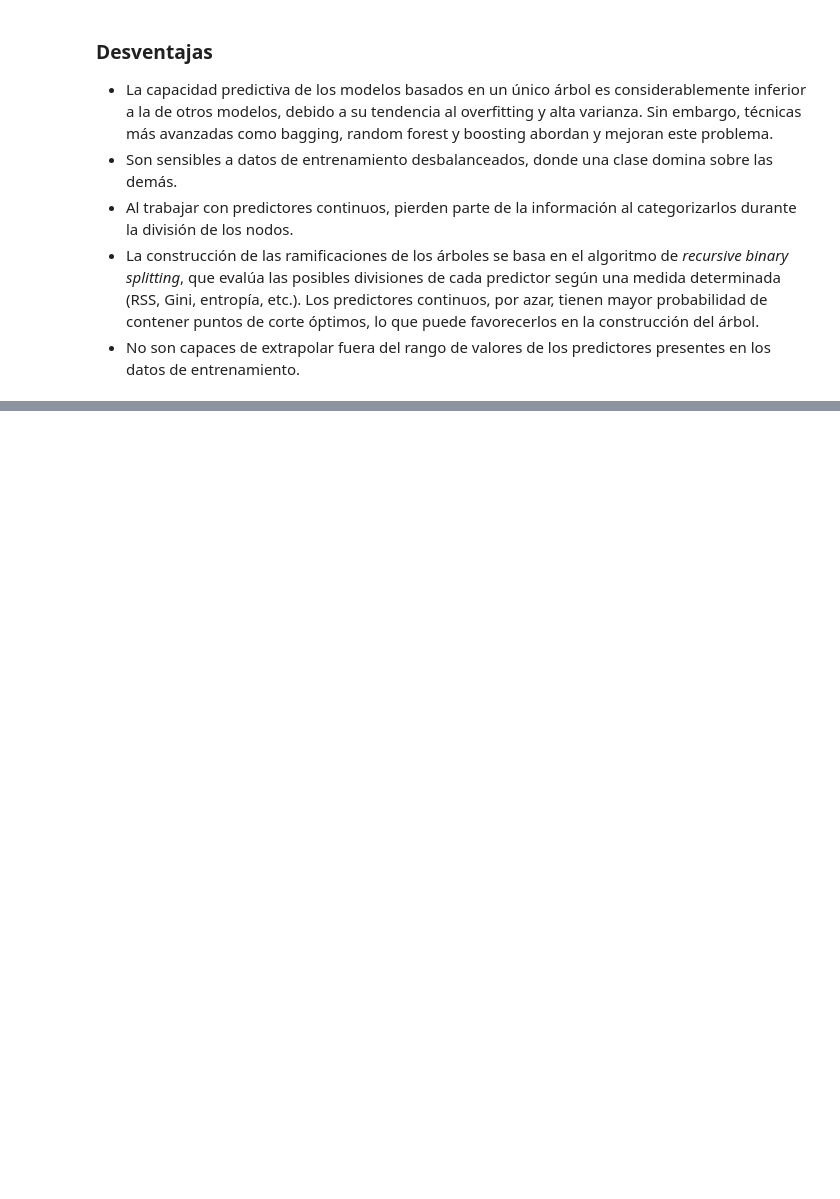
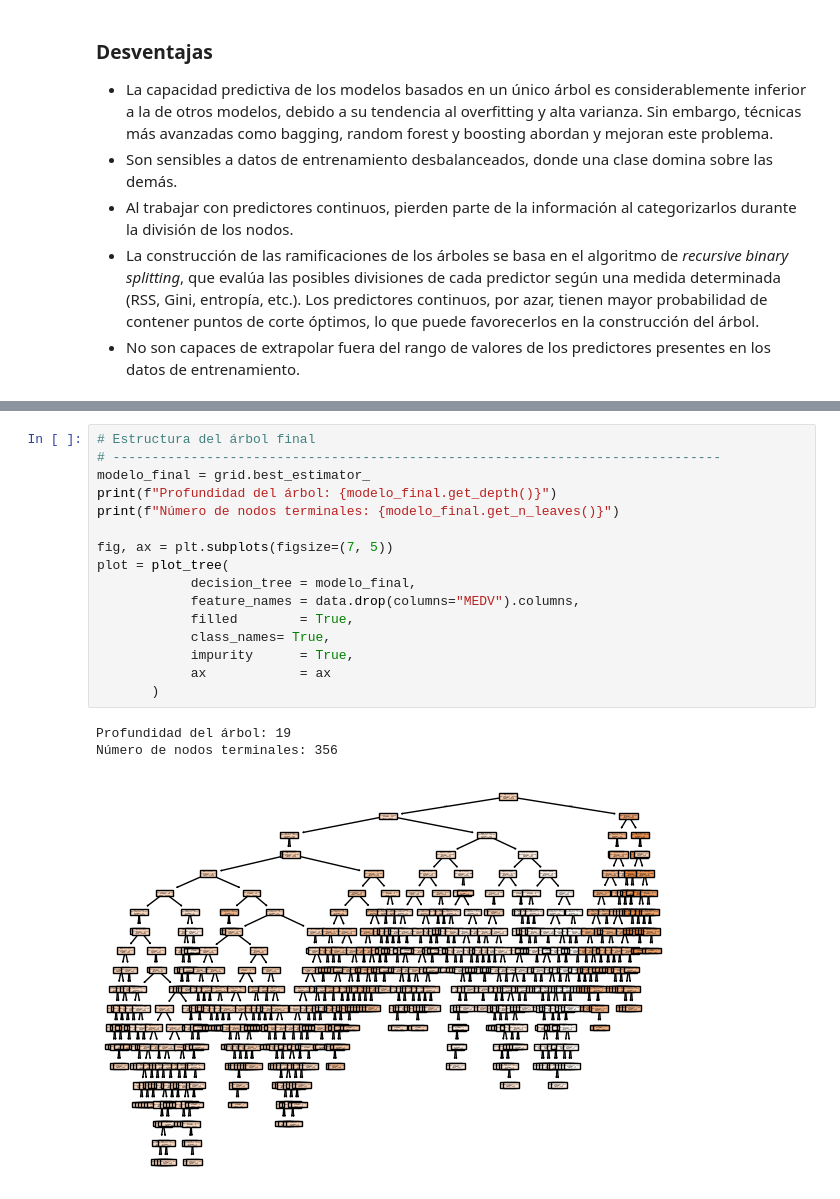
Before and after one commit to crixtiam/python-begginers, a Jupyter notebook: Semanas-clases/arboles-decision.ipynb, the cells around one changed output, grey strips where cells are left out. Saved outputs shown, nothing was run; the diff lists cells and outputs as text; blank space fills up the shorter version.

```diff
--- a/Semanas-clases/arboles-decision.ipynb
+++ b/Semanas-clases/arboles-decision.ipynb
@@ -38,0 +277,20 @@ Gracias a su versatilidad y efectividad en diversos problemas, los métodos basa
+# %%
+# Estructura del árbol final
+# ------------------------------------------------------------------------------
+modelo_final = grid.best_estimator_
+print(f"Profundidad del árbol: {modelo_final.get_depth()}")
+print(f"Número de nodos terminales: {modelo_final.get_n_leaves()}")
+
+fig, ax = plt.subplots(figsize=(7, 5))
+plot = plot_tree(
+            decision_tree = modelo_final,
+            feature_names = data.drop(columns="MEDV").columns,
+            filled        = True,
+            class_names= True,
+            impurity      = True,
+            ax            = ax
+       )
+# %% [output]
+Profundidad del árbol: 19
+Número de nodos terminales: 356
+[figure, added]
```
Also changed, not shown: parts of 16 cells of this notebook, 3 other files.
